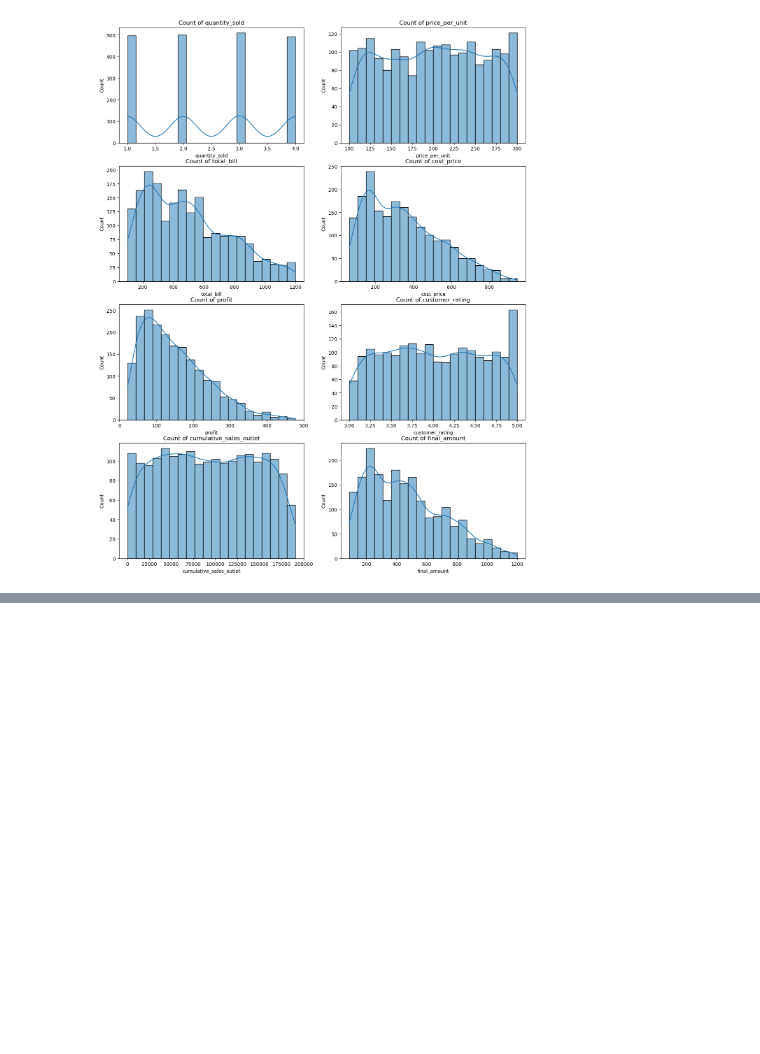
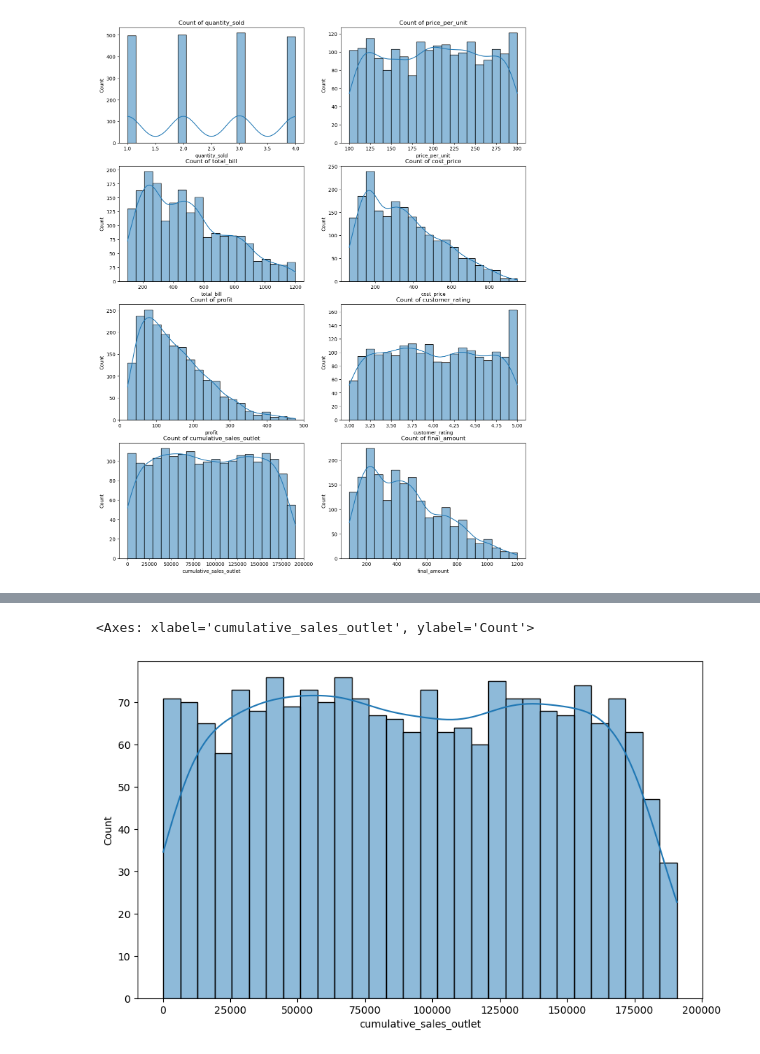
Before and after one commit to Mohini2815/Data-analysis-practice-projects, a Jupyter notebook: advanced_pune_cafe_sales_2000.ipynb, the cells around one changed output, grey strips where cells are left out. Saved outputs shown, nothing was run; the diff lists cells and outputs as text; code cells hidden in the pictures; blank space fills up the shorter version.

```diff
--- a/advanced_pune_cafe_sales_2000.ipynb
+++ b/advanced_pune_cafe_sales_2000.ipynb
@@ -790,0 +802,12 @@ univariate_analysis(num)
+# %%
+plt.figure(figsize=(10, 6))
+
+# kde=True plots the smooth density function that visually represents the distribution shape
+sns.histplot(
+    df['cumulative_sales_outlet'],
+    kde=True,
+    bins=30,  # Number of bins for the histogram bars
+)
+# %% [output]
+<Axes: xlabel='cumulative_sales_outlet', ylabel='Count'>
+[figure, added]
```
Also changed, not shown: parts of 8 cells of this notebook.
